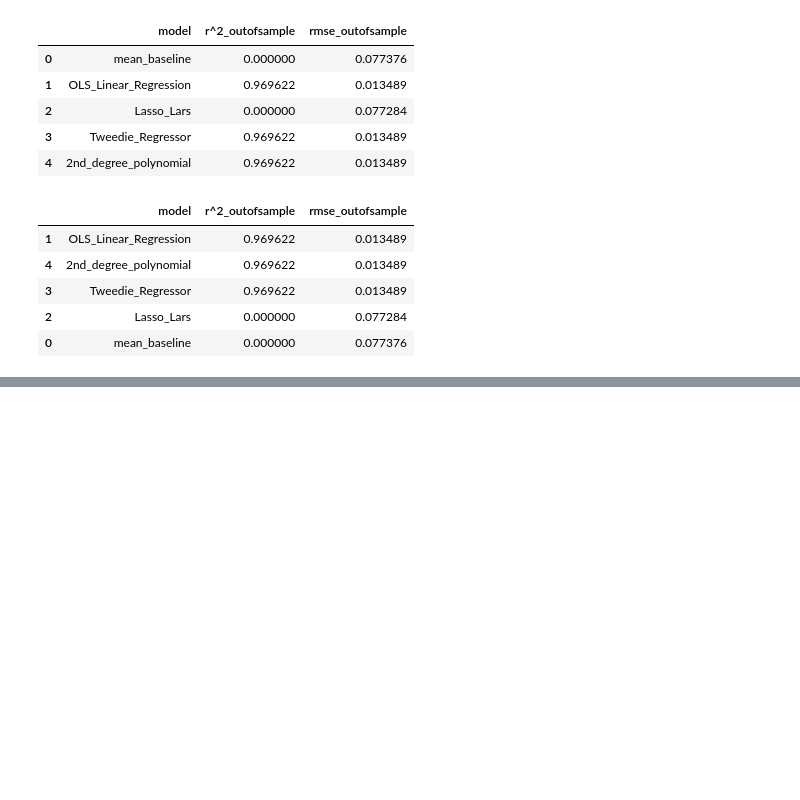
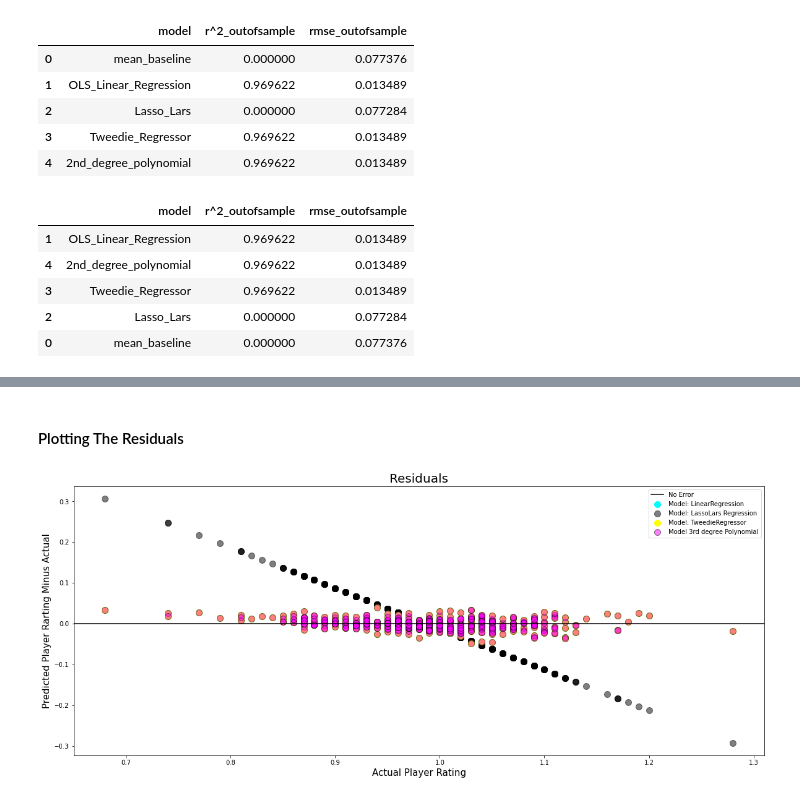
Before and after one commit to ForrestMccrosky/CSGO_player_KD, a Jupyter notebook: Final_Report_Script.ipynb, the cells around one changed output, grey strips where cells are left out. Cells and saved outputs as stored; diff of their text form; code cells hidden in the pictures; blank space fills up the shorter version.

```diff
--- a/Final_Report_Script.ipynb
+++ b/Final_Report_Script.ipynb
@@ -571,0 +583,21 @@ metrics_df.sort_values(by = 'rmse_outofsample', ascending = True)
+# %% [markdown]
+#### Plotting The Residuals
+# %%
+plt.figure(figsize=(20,8))
+plt.axhline(label="No Error", color="black")
+plt.scatter(y_validate.rating, y_validate.rating_pred_lm-y_validate.rating,
+            alpha=1, color="cyan", s=100, label="Model: LinearRegression")
+plt.scatter(y_validate.rating, y_validate.rating_pred_lars-y_validate.rating,
+            alpha=.5, color="black", s=100, label="Model: LassoLars Regression")
+plt.scatter(y_validate.rating, y_validate.rating_pred_glm-y_validate.rating,
+            alpha=1, color="yellow", s=100, label="Model: TweedieRegressor")
+plt.scatter(y_validate.rating, y_validate.rating_pred_lm2-y_validate.rating,
+            alpha=.5, color="magenta", s=100, edgecolors='black', label="Model 3rd degree Polynomial")
+plt.legend()
+
+plt.xlabel("Actual Player Rating", fontdict={'fontsize':15})
+plt.ylabel("Predicted Player Rarting Minus Actual", fontdict={'fontsize':15})
+plt.title("Residuals", fontdict={'fontsize': 20})
+plt.show()
+# %% [output]
+[figure, added]
```
Also changed, not shown: parts of 10 cells of this notebook.
